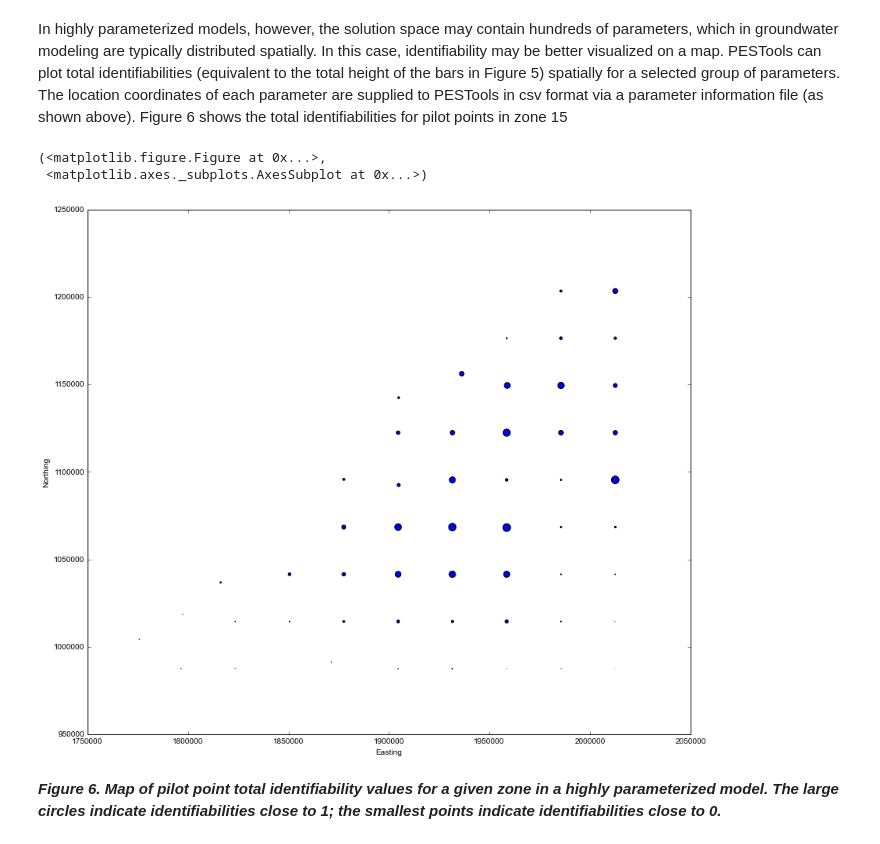
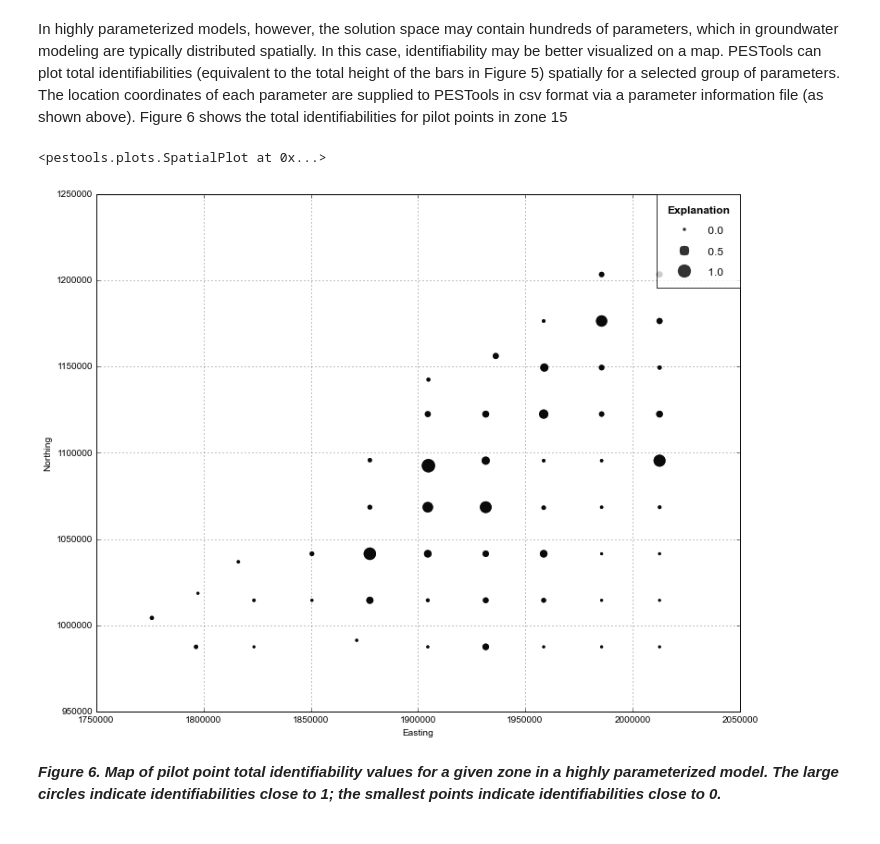
Before and after one commit to PESTools/pestools, a Jupyter notebook: examples/MODFLOW and More 2015 Paper.ipynb, the cells around one changed output. Drawn from its saved outputs; the diff is of its cells as text; code cells hidden in the pictures.

```diff
--- a/examples/MODFLOW and More 2015 Paper.ipynb
+++ b/examples/MODFLOW and More 2015 Paper.ipynb
@@ -165,13 +159,11 @@ ip.plot_bar(nsingular=50)
 **_Figure 5. Stacked bar chart showing the 20 most identifiable parameters from a highly parameterized model, based on a solution space of 50 singular values. The colors indicate identifiability that is gained by the addition of singular values to the solution space. For example, the recharge parameter on the far left (r_col) is almost fully identifiable with only one singular value, therefore it is well-constrained by the observation data._**
 # %% [markdown]
 In highly parameterized models, however, the solution space may contain hundreds of parameters, which in groundwater modeling are typically distributed spatially. In this case, identifiability may be better visualized on a map. PESTools can plot total identifiabilities (equivalent to the total height of the bars in Figure 5) spatially for a selected group of parameters. The location coordinates of each parameter are supplied to PESTools in csv format via a parameter information file (as shown above). Figure 6 shows the total identifiabilities for pilot points in zone 15
-# %%
-tc = ip.ident_points.ix[ip.ident_points.zone == 15]
-ip.plot_spatial(tc, nsingular=50)
-# %% [output]
-(<matplotlib.figure.Figure at 0x...>,
- <matplotlib.axes._subplots.AxesSubplot at 0x...>)
-[figure, removed]
+# %%
+ip.plot_spatial(nsingular=50, group_col='zone', groupinfo=15)
+# %% [output]
+<pestools.plots.SpatialPlot at 0x...>
+[figure, added]
 # %% [markdown]
 **_Figure 6. Map of pilot point total identifiability values for a given zone in a highly parameterized model. The large circles indicate identifiabilities close to 1; the smallest points indicate identifiabilities close to 0._**
 # %% [markdown]
```
Also changed, not shown: parts of 4 cells of this notebook, 4 other files.
